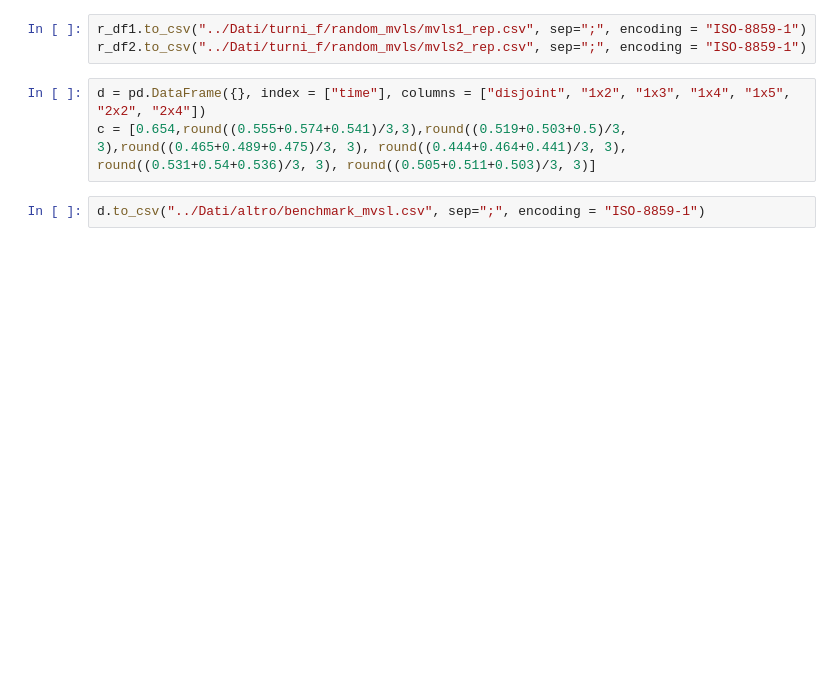
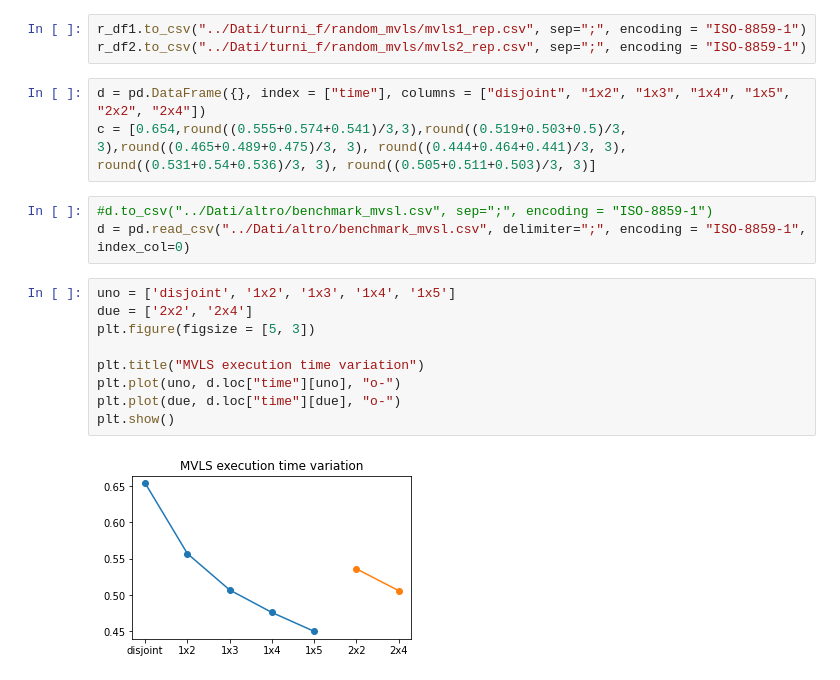
Before and after one commit to MassimoCavagna/Bachelor-Thesis, a Jupyter notebook: Algoritmi/Test.ipynb, the cells around one changed output. Saved outputs shown, nothing was run; the diff lists cells and outputs as text; blank space fills up the shorter version.

Commit message:
plotted synt/real time charts

```diff
--- a/Algoritmi/Test.ipynb
+++ b/Algoritmi/Test.ipynb
@@ -224,4 +225,16 @@ r_df2.to_csv("../Dati/turni_f/random_mvls/mvls2_rep.csv", sep=";", encoding = "I
 d = pd.DataFrame({}, index = ["time"], columns = ["disjoint", "1x2", "1x3", "1x4", "1x5", "2x2", "2x4"])
 c = [0.654,round((0.555+0.574+0.541)/3,3),round((0.519+0.503+0.5)/3, 3),round((0.465+0.489+0.475)/3, 3), round((0.444+0.464+0.441)/3, 3), round((0.531+0.54+0.536)/3, 3), round((0.505+0.511+0.503)/3, 3)]
 # %%
-d.to_csv("../Dati/altro/benchmark_mvsl.csv", sep=";", encoding = "ISO-8859-1")
+#d.to_csv("../Dati/altro/benchmark_mvsl.csv", sep=";", encoding = "ISO-8859-1")
+d = pd.read_csv("../Dati/altro/benchmark_mvsl.csv", delimiter=";", encoding = "ISO-8859-1", index_col=0)
+# %%
+uno = ['disjoint', '1x2', '1x3', '1x4', '1x5']
+due = ['2x2', '2x4']
+plt.figure(figsize = [5, 3])
+
+plt.title("MVLS execution time variation")
+plt.plot(uno, d.loc["time"][uno], "o-")
+plt.plot(due, d.loc["time"][due], "o-")
+plt.show()
+# %% [output]
+[figure, added]
```
Also changed, not shown: parts of 4 cells of this notebook, 2 other files.
